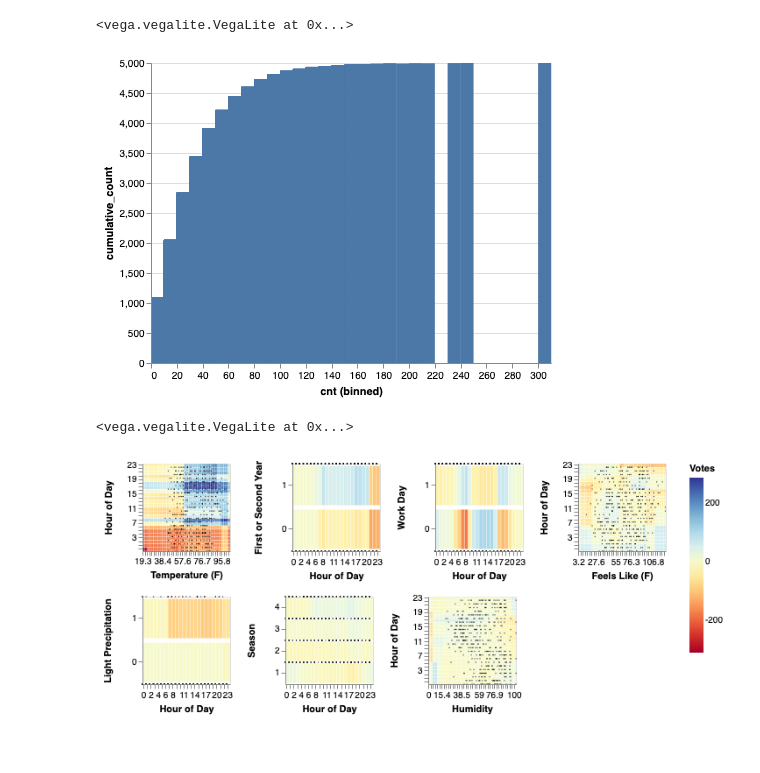
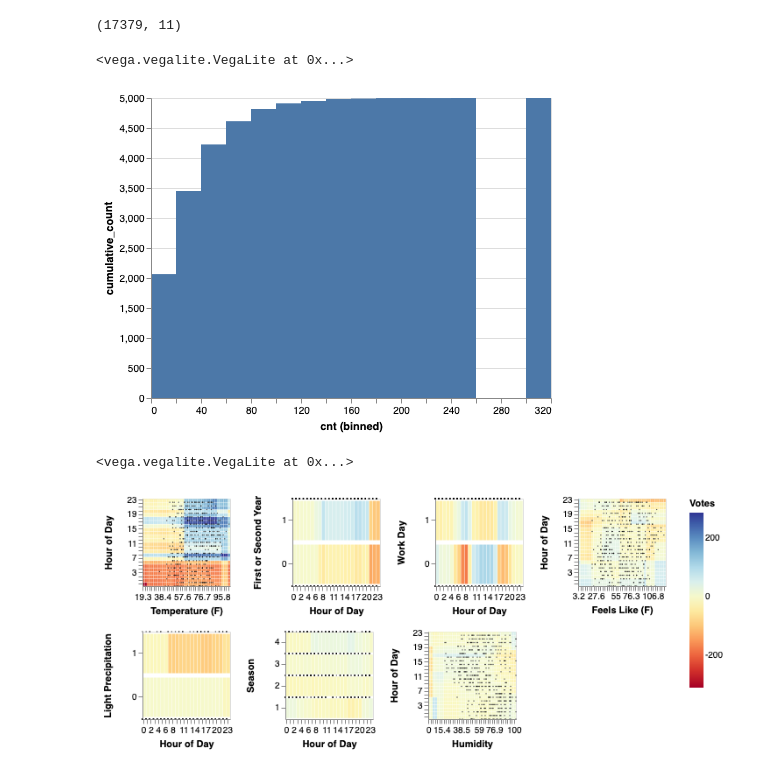
Before and after one commit to MattJBritton/ForestfortheTrees, a Jupyter notebook: developmentWorkbook.ipynb, the cells around one changed output. Cells and saved outputs as stored; diff of their text form; code cells hidden in the pictures.

```diff
--- a/developmentWorkbook.ipynb
+++ b/developmentWorkbook.ipynb
@@ -929,19 +1048,23 @@ aW50ZXJhY3RpdmUoY2hpbGRyZW49KERyb3Bkb3duKGRlc2NyaXB0aW9uPXUnVmlldycsIG9wdGlvbnM9
+# %%
+f3t.x.shape
+# %% [output]
+(17379, 11)
 # %%
 alt.Chart(pd.DataFrame(pd.DataFrame(np.abs(f3t.y-f3t.pred_y))).iloc[:4999,:])\
 .transform_window(
     sort=[{'field': 'cnt'}],
     frame=[None, 0],
     cumulative_count='count(*)',
 )\
 .mark_rect().encode(
-    x = alt.X("cnt", bin = alt.Bin(maxbins = 50)),
+    x = alt.X("cnt", bin = alt.Bin(maxbins = 20)),
     y = "cumulative_count:Q"
 )
 # %% [output]
 <vega.vegalite.VegaLite at 0x...>
-[figure, old version]
+[figure, new version]
 # %%
-f3t.visualize(True, 100)
+f3t.visualize_components(True, 100)
 # %% [output]
 <vega.vegalite.VegaLite at 0x...>
-[figure, old version]
+[figure, new version]
```
Also changed, not shown: parts of 5 cells of this notebook.
